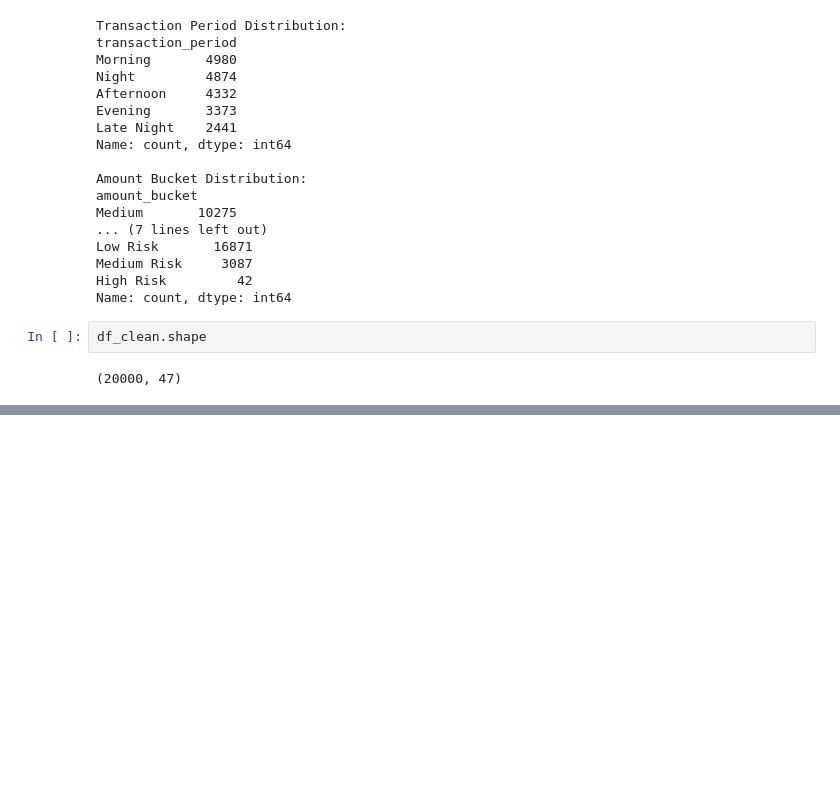
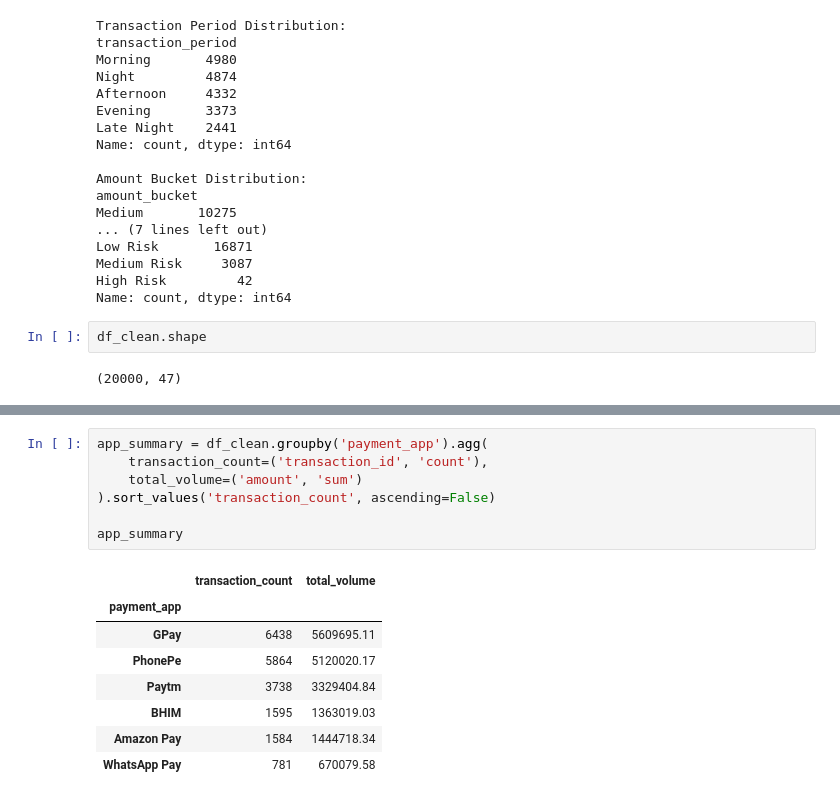
Before and after one commit to Angadthakur/upi-transaction-analyzer, a Jupyter notebook: notebooks/analysis.ipynb, the cells around one changed output, grey strips where cells are left out. Cells and saved outputs as stored; diff of their text form; blank space fills up the shorter version.

```diff
--- a/notebooks/analysis.ipynb
+++ b/notebooks/analysis.ipynb
@@ -462,0 +498,16 @@ df_clean.shape
+# %%
+app_summary = df_clean.groupby('payment_app').agg(
+    transaction_count=('transaction_id', 'count'),
+    total_volume=('amount', 'sum')
+).sort_values('transaction_count', ascending=False)
+
+app_summary
+# %% [output]
+|  | transaction_count | total_volume |
+| payment_app |  |  |
+| GPay | 6438 | 5609695.11 |
+| PhonePe | 5864 | 5120020.17 |
+| Paytm | 3738 | 3329404.84 |
+| BHIM | 1595 | 1363019.03 |
+| Amazon Pay | 1584 | 1444718.34 |
+| WhatsApp Pay | 781 | 670079.58 |
```
Also changed, not shown: parts of 7 cells of this notebook.
